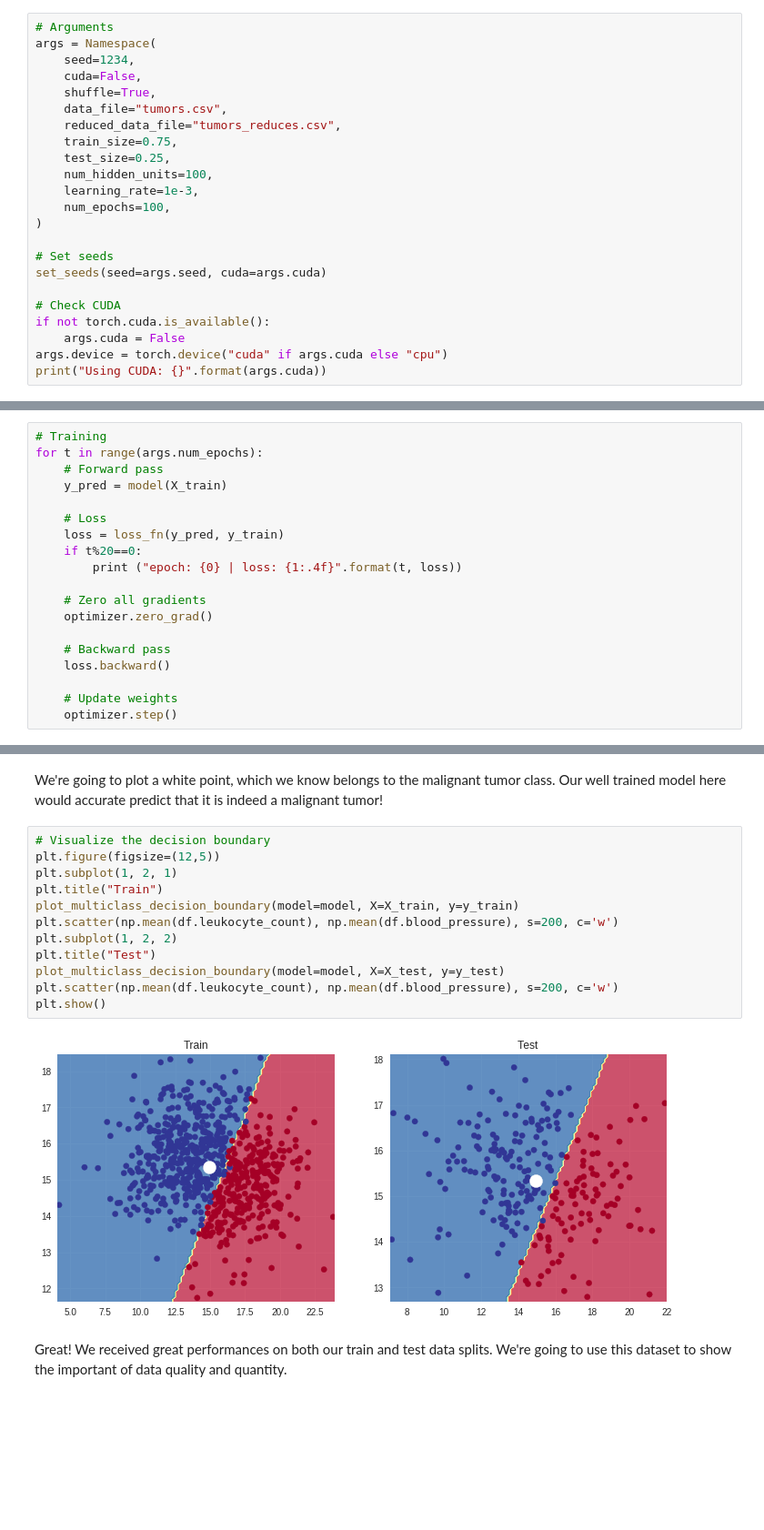
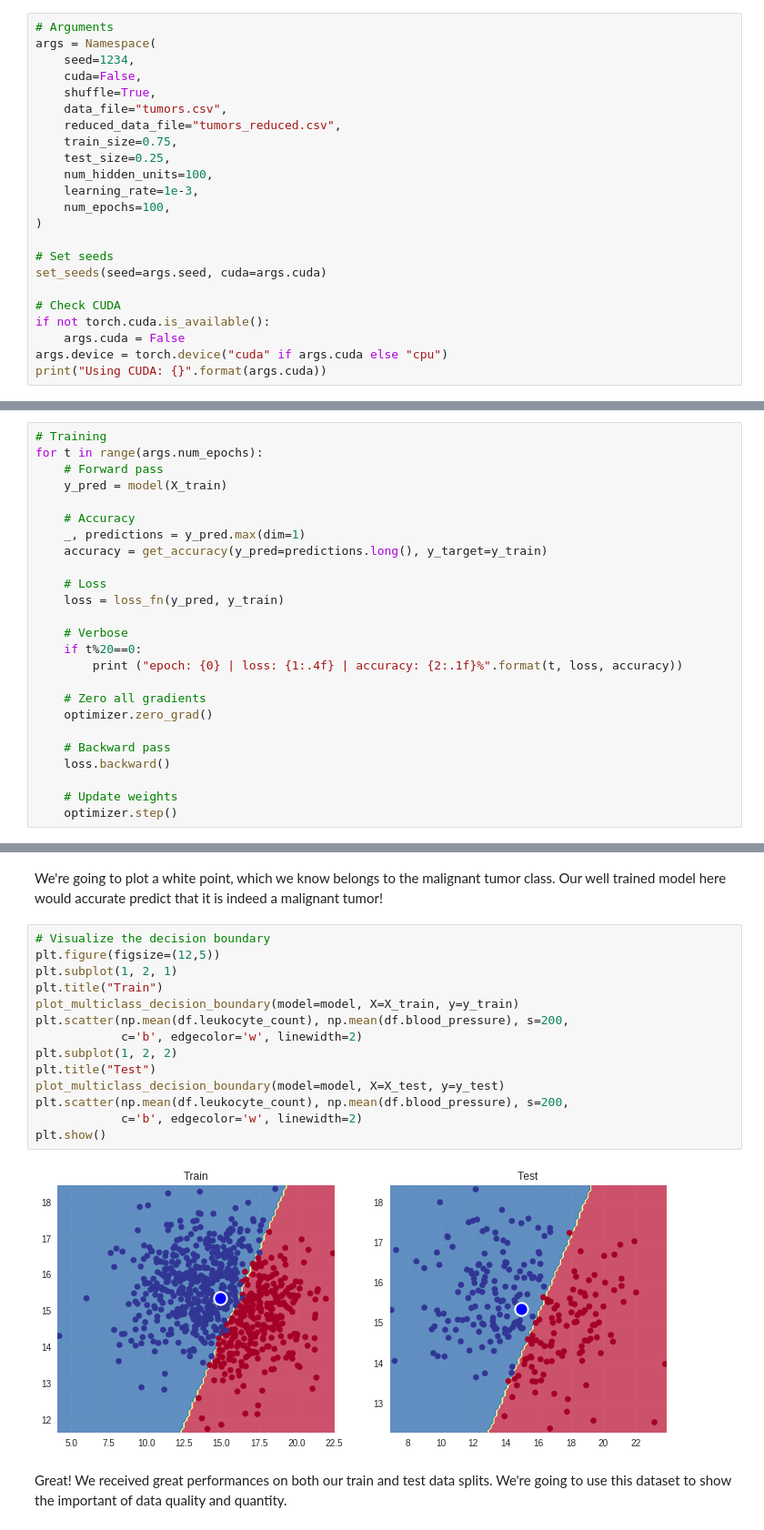
Before and after one commit to GokuMohandas/Made-With-ML, a Jupyter notebook: notebooks/09_Data_and_Models.ipynb, the cells around one changed output, grey strips where cells are left out. Shown at 91% size. Saved outputs shown, nothing was run; the diff lists cells and outputs as text; blank space fills up the shorter version.

```diff
--- a/notebooks/09_Data_and_Models.ipynb
+++ b/notebooks/09_Data_and_Models.ipynb
@@ -36,7 +36,7 @@ args = Namespace(
     cuda=False,
     shuffle=True,
     data_file="tumors.csv",
-    reduced_data_file="tumors_reduces.csv",
+    reduced_data_file="tumors_reduced.csv",
     train_size=0.75,
     test_size=0.25,
     num_hidden_units=100,
@@ -154,10 +160,16 @@ for t in range(args.num_epochs):
     # Forward pass
     y_pred = model(X_train)
 
+    # Accuracy
+    _, predictions = y_pred.max(dim=1)
+    accuracy = get_accuracy(y_pred=predictions.long(), y_target=y_train)
+
     # Loss
     loss = loss_fn(y_pred, y_train)
+
+    # Verbose
     if t%20==0:
-        print ("epoch: {0} | loss: {1:.4f}".format(t, loss))
+        print ("epoch: {0} | loss: {1:.4f} | accuracy: {2:.1f}%".format(t, loss, accuracy))
 
     # Zero all gradients
     optimizer.zero_grad()
@@ -211,17 +217,19 @@ We're going to plot a white point, which we know belongs to the malignant tumor
 # %%
 # Visualize the decision boundary
 plt.figure(figsize=(12,5))
 plt.subplot(1, 2, 1)
 plt.title("Train")
 plot_multiclass_decision_boundary(model=model, X=X_train, y=y_train)
-plt.scatter(np.mean(df.leukocyte_count), np.mean(df.blood_pressure), s=200, c='w')
+plt.scatter(np.mean(df.leukocyte_count), np.mean(df.blood_pressure), s=200,
+            c='b', edgecolor='w', linewidth=2)
 plt.subplot(1, 2, 2)
 plt.title("Test")
 plot_multiclass_decision_boundary(model=model, X=X_test, y=y_test)
-plt.scatter(np.mean(df.leukocyte_count), np.mean(df.blood_pressure), s=200, c='w')
+plt.scatter(np.mean(df.leukocyte_count), np.mean(df.blood_pressure), s=200,
+            c='b', edgecolor='w', linewidth=2)
 plt.show()
 # %% [output]
-[figure, old version]
+[figure, new version]
 # %% [markdown]
 Great! We received great performances on both our train and test data splits. We're going to use this dataset to show the important of data quality and quantity.
 # %% [markdown]
```
Also changed, not shown: parts of 8 cells of this notebook, 2 other files.
